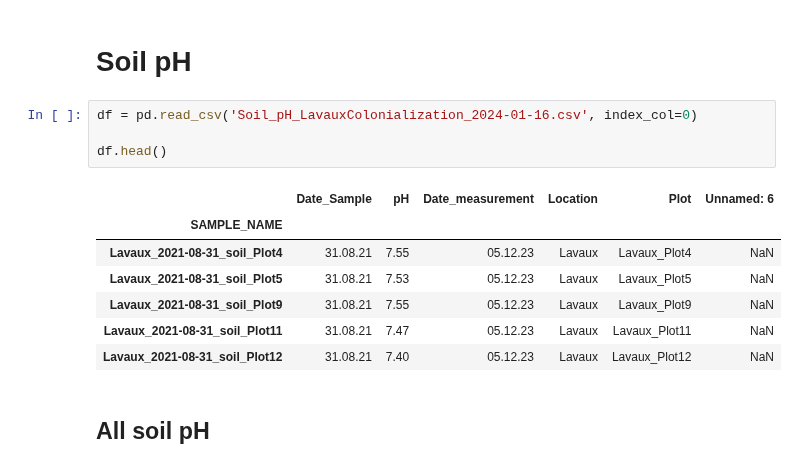
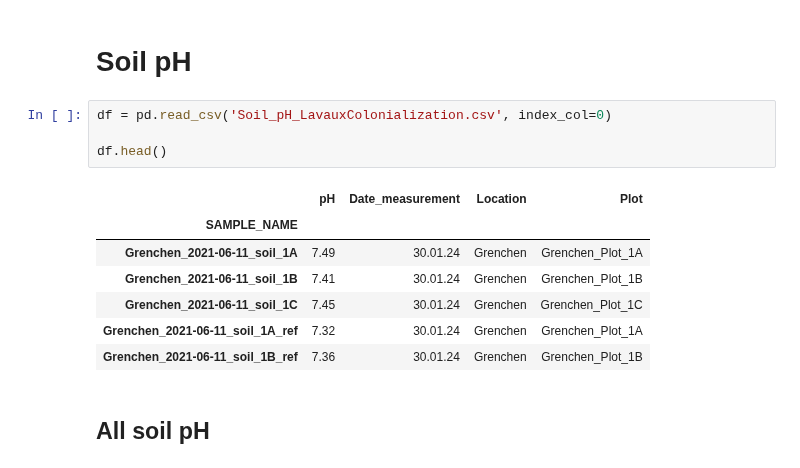
Before and after one commit to bokulich-publications/microterroir, a Jupyter notebook: Soil_Analysis.ipynb, the cells around one changed output. Cells and saved outputs as stored; diff of their text form.

```diff
--- a/Soil_Analysis.ipynb
+++ b/Soil_Analysis.ipynb
@@ -145,17 +145,17 @@ plt.show()
 # %% [markdown]
 # Soil pH
 # %%
-df = pd.read_csv('Soil_pH_LavauxColonialization_2024-01-16.csv', index_col=0)
+df = pd.read_csv('Soil_pH_LavauxColonialization.csv', index_col=0)
 
 df.head()
 # %% [output]
-|  | Date_Sample | pH | Date_measurement | Location | Plot | Unnamed: 6 |
-| SAMPLE_NAME |  |  |  |  |  |  |
-| Lavaux_2021-08-31_soil_Plot4 | 31.08.21 | 7.55 | 05.12.23 | Lavaux | Lavaux_Plot4 | NaN |
-| Lavaux_2021-08-31_soil_Plot5 | 31.08.21 | 7.53 | 05.12.23 | Lavaux | Lavaux_Plot5 | NaN |
-| Lavaux_2021-08-31_soil_Plot9 | 31.08.21 | 7.55 | 05.12.23 | Lavaux | Lavaux_Plot9 | NaN |
-| Lavaux_2021-08-31_soil_Plot11 | 31.08.21 | 7.47 | 05.12.23 | Lavaux | Lavaux_Plot11 | NaN |
-| Lavaux_2021-08-31_soil_Plot12 | 31.08.21 | 7.40 | 05.12.23 | Lavaux | Lavaux_Plot12 | NaN |
+|  | pH | Date_measurement | Location | Plot |
+| SAMPLE_NAME |  |  |  |  |
+| Grenchen_2021-06-11_soil_1A | 7.49 | 30.01.24 | Grenchen | Grenchen_Plot_1A |
+| Grenchen_2021-06-11_soil_1B | 7.41 | 30.01.24 | Grenchen | Grenchen_Plot_1B |
+| Grenchen_2021-06-11_soil_1C | 7.45 | 30.01.24 | Grenchen | Grenchen_Plot_1C |
+| Grenchen_2021-06-11_soil_1A_ref | 7.32 | 30.01.24 | Grenchen | Grenchen_Plot_1A |
+| Grenchen_2021-06-11_soil_1B_ref | 7.36 | 30.01.24 | Grenchen | Grenchen_Plot_1B |
 # %% [markdown]
 ## All soil pH
 # %%
```
Also changed, not shown: parts of 3 cells of this notebook, 3 other files.
